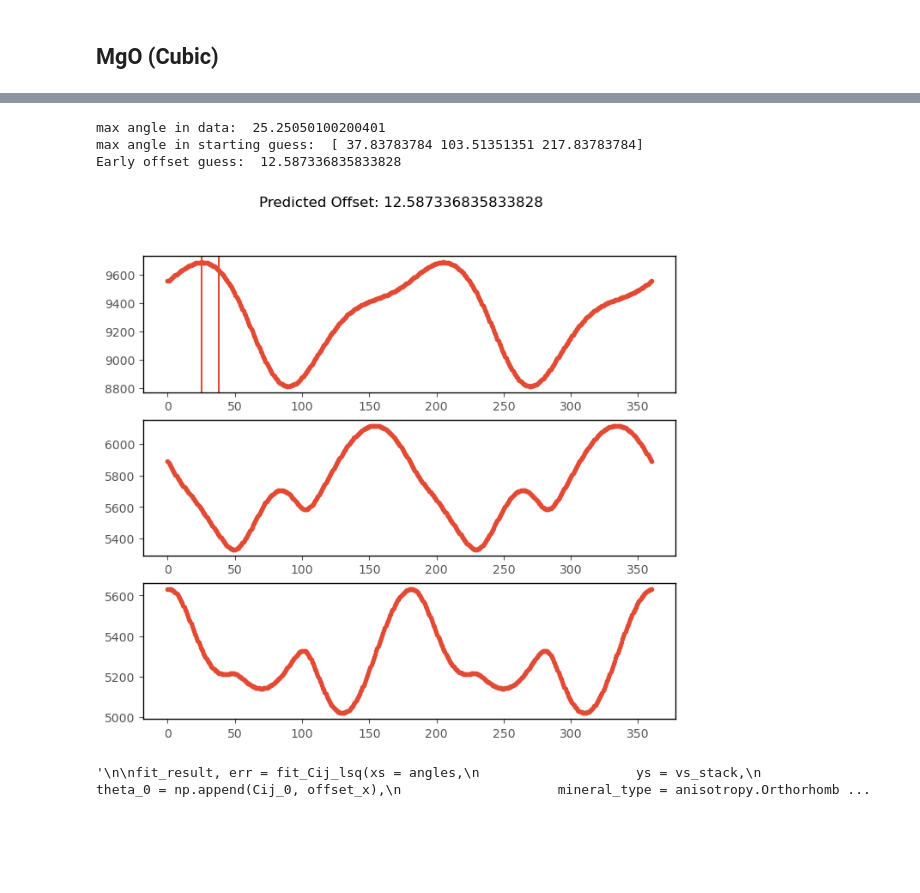
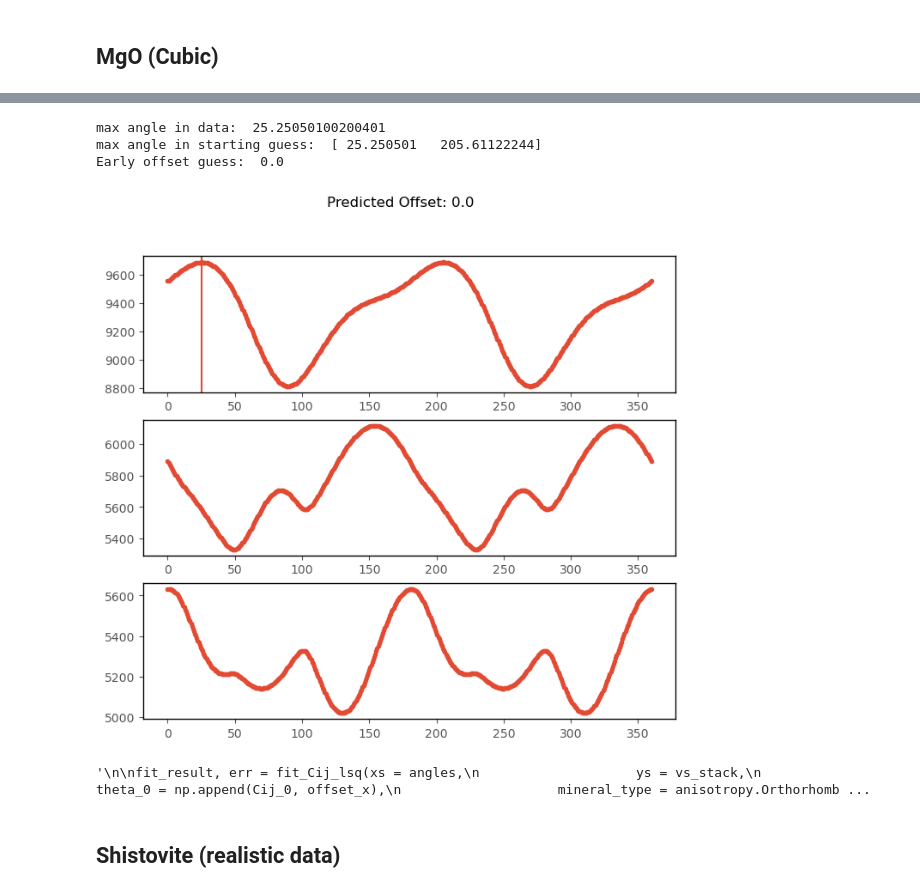
Before and after one commit to jordankando/brillouinfitting, a Jupyter notebook: BrillouinFitting/Brillouin_Fitting.ipynb, the cells around one changed output, grey strips where cells are left out. Drawn from its saved outputs; the diff is of its cells as text; code cells hidden in the pictures; blank space fills up the shorter version.

```diff
--- a/BrillouinFitting/Brillouin_Fitting.ipynb
+++ b/BrillouinFitting/Brillouin_Fitting.ipynb
@@ -1009,20 +1060,19 @@ Function evaluations 36, initial cost 2.0530e+09, final cost 2.2297e+06, first-o
 mgo_stiffness = [348, 78, 102,372, 105, 254, 106, 115, 97]
 mgo_stiffness = np.array(mgo_stiffness) * 1e9
 
-hkl_norm = np.array([1,2,1])
+xyz_norm = np.array([1,2,1])
 offset_true = 0
 unit_cell_params = [5.6884, 28.9238, 8.2382, 90, 90, 90]
 rho = 3.57e3
 
-hkl_norm = convert_cartesian_to_miller(xyz = hkl_norm, unit_cell_params=unit_cell_params)
+#hkl_norm = convert_cartesian_to_miller(xyz = hkl_norm, unit_cell_params=unit_cell_params)
 
 angles, vps, vs1s, vs2s = generate_sparse_test_data(mineral_type = anisotropy.OrthorhombicMaterial,
                                                 Cijs = mgo_stiffness,
                                                 offset = offset_true,
                                                 start_angle = 0.,
                                                 end_angle = 360,
-                                                hkl_norm = hkl_norm,
-                                                unit_cell_params = unit_cell_params,
+                                                xyz_norm = xyz_norm,
                                                 rho = rho,
                                                 n_data = 500,
                                                 noise_mean = 0,
@@ -1035,16 +1085,15 @@ Cij_0 = mgo_stiffness * np.random.uniform(0.4, 1.7, mgo_stiffness.shape)
 
 #Calculate offset
 angles_o, vps_o, vs1s_o, vs2s_o = generate_sparse_test_data(mineral_type = anisotropy.OrthorhombicMaterial,
-                                                Cijs = Cij_0,
-                                                offset = 0,
+                                                Cijs = mgo_stiffness,
+                                                offset = offset_true,
                                                 start_angle = 0.,
-                                                end_angle = 270,
-                                                hkl_norm = hkl_norm,
-                                                unit_cell_params = unit_cell_params,
+                                                end_angle = 360,
+                                                xyz_norm = xyz_norm,
                                                 rho = rho,
-                                                n_data = 1000,
+                                                n_data = 500,
                                                 noise_mean = 0,
-                                                noise_sigma = 0)
+                                                noise_sigma =0)
 
 
 max_angle_o = angles_o[scipy.signal.find_peaks(vps_o)[0]]
@@ -1102,34 +1151,36 @@ angles_true, vps_true, vs1s_true, vs2s_true = generate_sparse_test_data(mineral_
                                                 Cijs = mgo_stiffness,
                                                 offset = offset_true,
                                                 start_angle = 0.,
                                                 end_angle = 360,
                                                 hkl_norm = hkl_norm,
                                                 unit_cell_params = unit_cell_params,
                                                 rho = rho,
                                                 n_data = 1000,
                                                 noise_mean = 0,
                                                 noise_sigma = 0)
 
 
 
 fig, ax = plt.subplots(3, 1, figsize = (5,7))
 ax[0].plot(angles, vps, '.-', label = "simulated lab data")
 ax[1].plot(angles, vs1s, '.-')
 ax[2].plot(angles, vs2s, '.-')
 ax[0].plot(angles_fit, vps_fit, '-', label = "fit result")
 ax[1].plot(angles_fit, vs1s_fit, '-')
 ax[2].plot(angles_fit, vs2s_fit, '-')
 ax[0].plot(angles_true, vps_true, '-', label = "true")
 ax[1].plot(angles_true, vs1s_true, '-')
 ax[2].plot(angles_true, vs2s_true, '-')
 plt.suptitle("Fit result")
 ax[0].legend()
 plt.show()
 
 print(err)"""
 # %% [output]
 max angle in data:  25.25050100200401
-max angle in starting guess:  [ 37.83783784 103.51351351 217.83783784]
-Early offset guess:  12.587336835833828
+max angle in starting guess:  [ 25.250501   205.61122244]
+Early offset guess:  0.0
-[figure, old version]
+[figure, new version]
 '\n\nfit_result, err = fit_Cij_lsq(xs = angles,\n                    ys = vs_stack,\n                    theta_0 = np.append(Cij_0, offset_x),\n                    mineral_type = anisotropy.Orthorhomb ...
+# %% [markdown]
+## Shistovite (realistic data)
```
Also changed, not shown: parts of 13 cells of this notebook.
